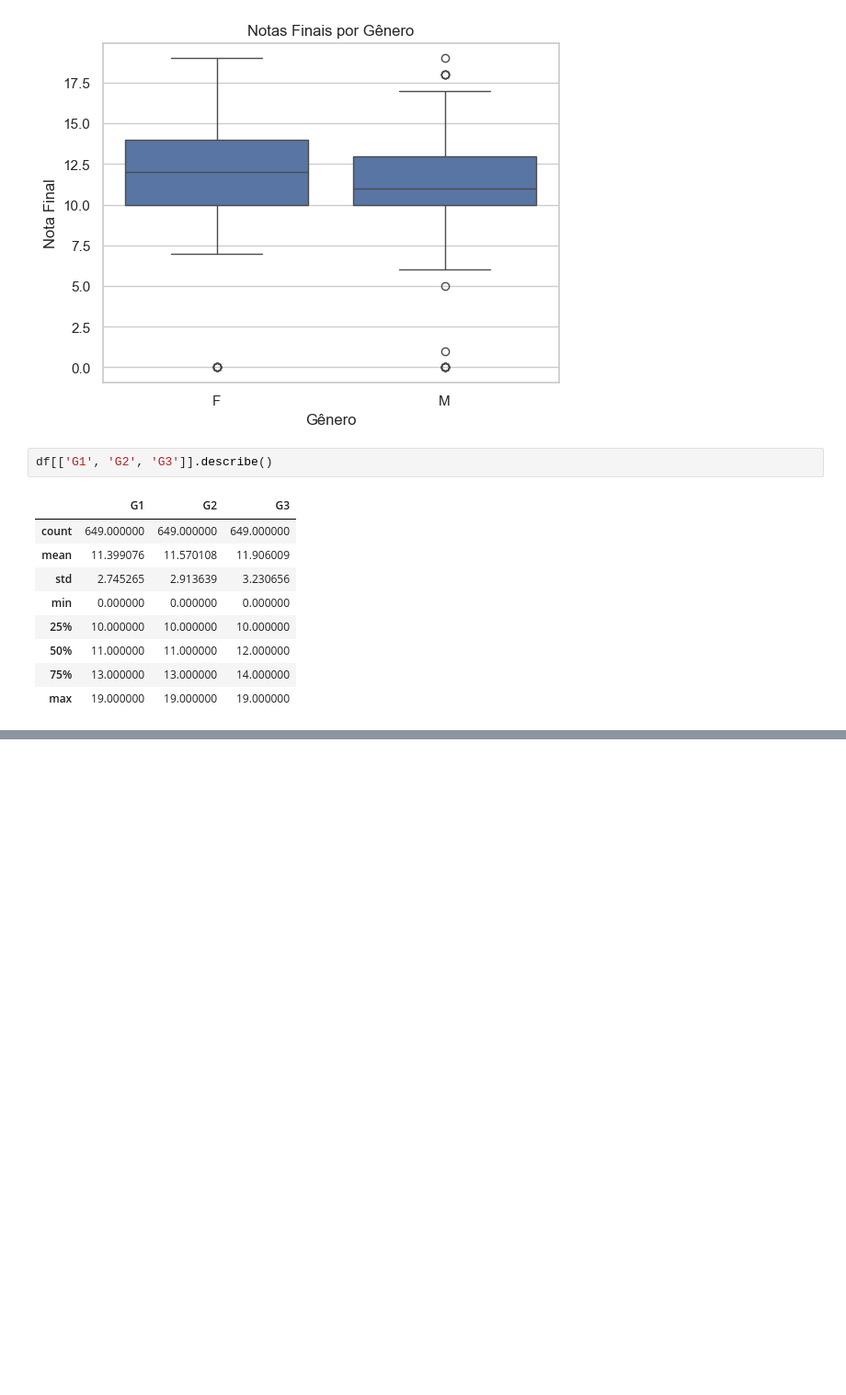
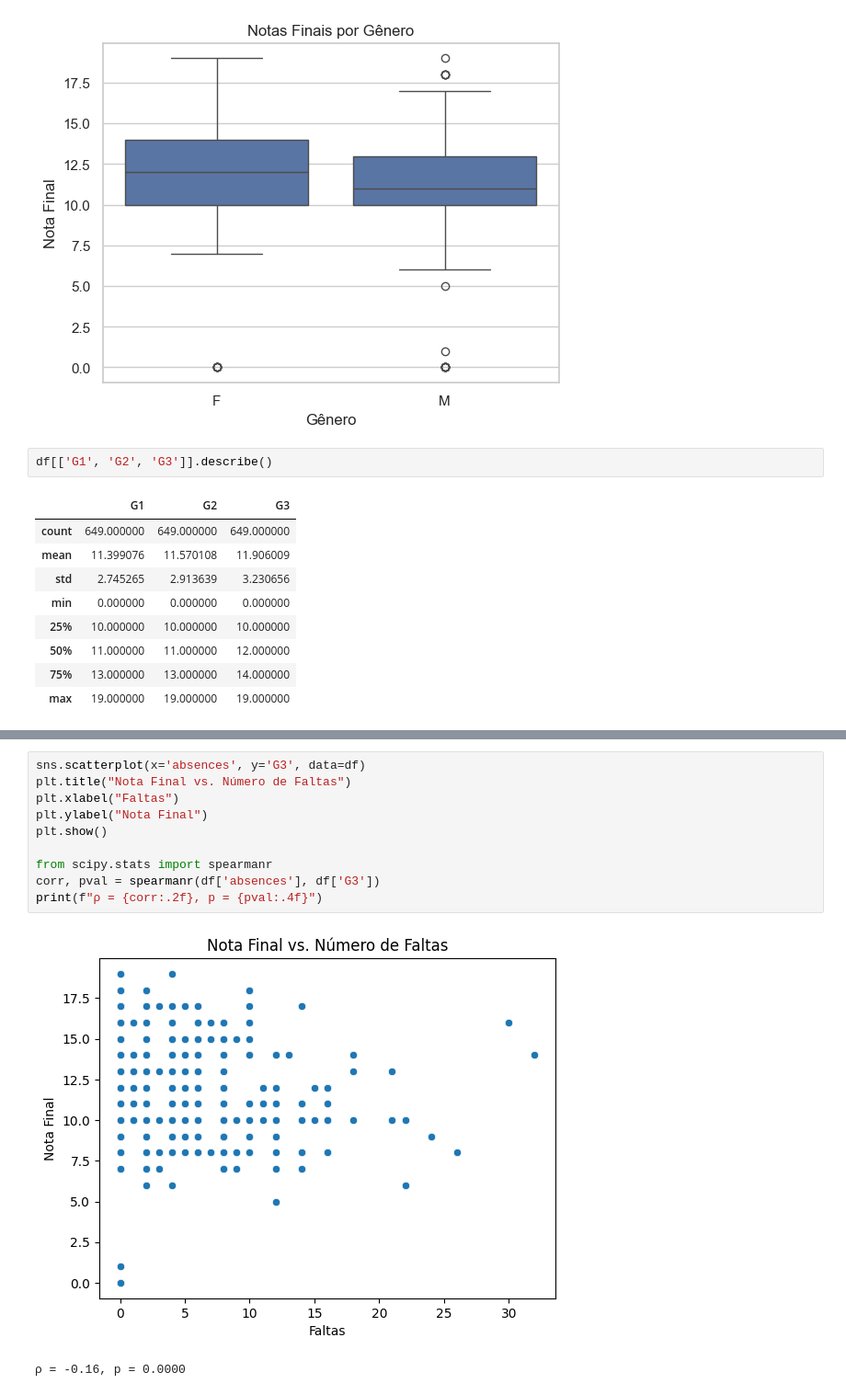
Before and after one commit to Vinicius-VM/trabalho_est-soc_python, a Jupyter notebook: analise.ipynb, the cells around one changed output, grey strips where cells are left out. Shown at 92% size. Saved outputs shown, nothing was run; the diff lists cells and outputs as text; blank space fills up the shorter version.

```diff
--- a/analise.ipynb
+++ b/analise.ipynb
@@ -174,0 +212,13 @@ df[['G1', 'G2', 'G3']].describe()
+# %%
+sns.scatterplot(x='absences', y='G3', data=df)
+plt.title("Nota Final vs. Número de Faltas")
+plt.xlabel("Faltas")
+plt.ylabel("Nota Final")
+plt.show()
+
+from scipy.stats import spearmanr
+corr, pval = spearmanr(df['absences'], df['G3'])
+print(f"ρ = {corr:.2f}, p = {pval:.4f}")
+# %% [output]
+[figure, added]
+ρ = -0.16, p = 0.0000
```
Also changed, not shown: parts of 30 cells of this notebook.
